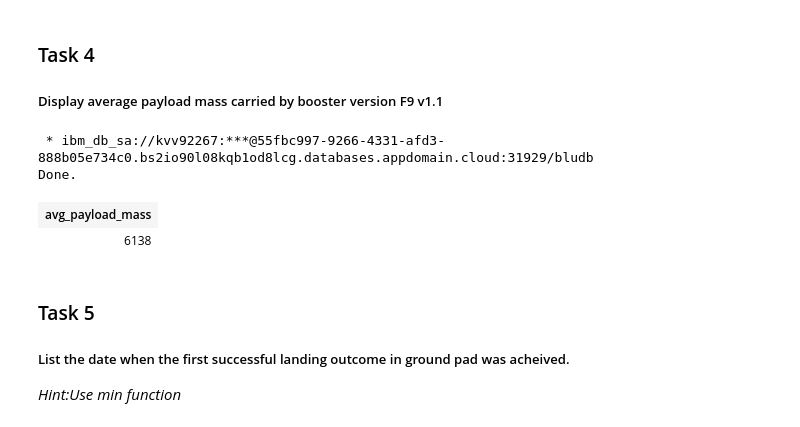
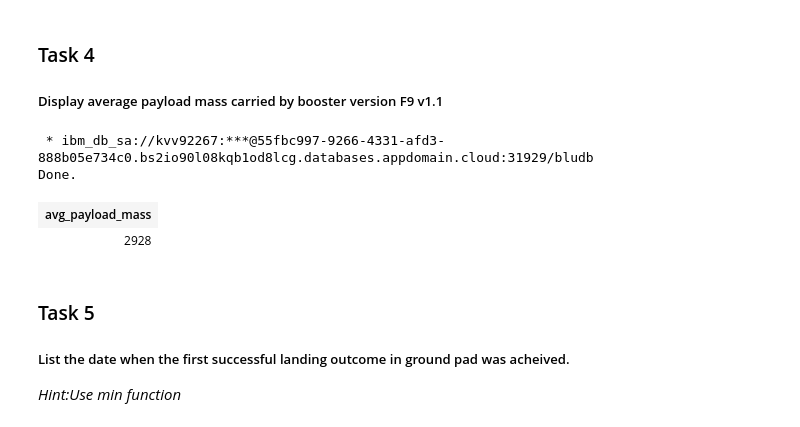
Before and after one commit to MakokwaneM/Coursera-Applied-Data-Science-Capstone-SpaceX, a Jupyter notebook: 4) W2 the EDA with SQL lab rev002.ipynb, the cells around one changed output. Cells and saved outputs as stored; diff of their text form; code cells hidden in the pictures.

```diff
--- a/4) W2 the EDA with SQL lab rev002.ipynb
+++ b/4) W2 the EDA with SQL lab rev002.ipynb
@@ -199,12 +199,12 @@ Done.
 # %%
 %%sql
 
-SELECT AVG(payload_mass__kg_) as AVG_Payload_Mass FROM SPACEXDATASET
+SELECT AVG(payload_mass__kg_) as AVG_Payload_Mass FROM SPACEXDATASET  where booster_version = 'F9 v1.1'
 # %% [output]
  * ibm_db_sa://kvv92267:***@55fbc997-9266-4331-afd3-888b05e734c0.bs2io90l08kqb1od8lcg.databases.appdomain.cloud:31929/bludb
 Done.
 | avg_payload_mass |
-| 6138 |
+| 2928 |
 # %% [markdown]
 ### Task 5
 
```
Also changed, not shown: parts of 1 cell of this notebook.
